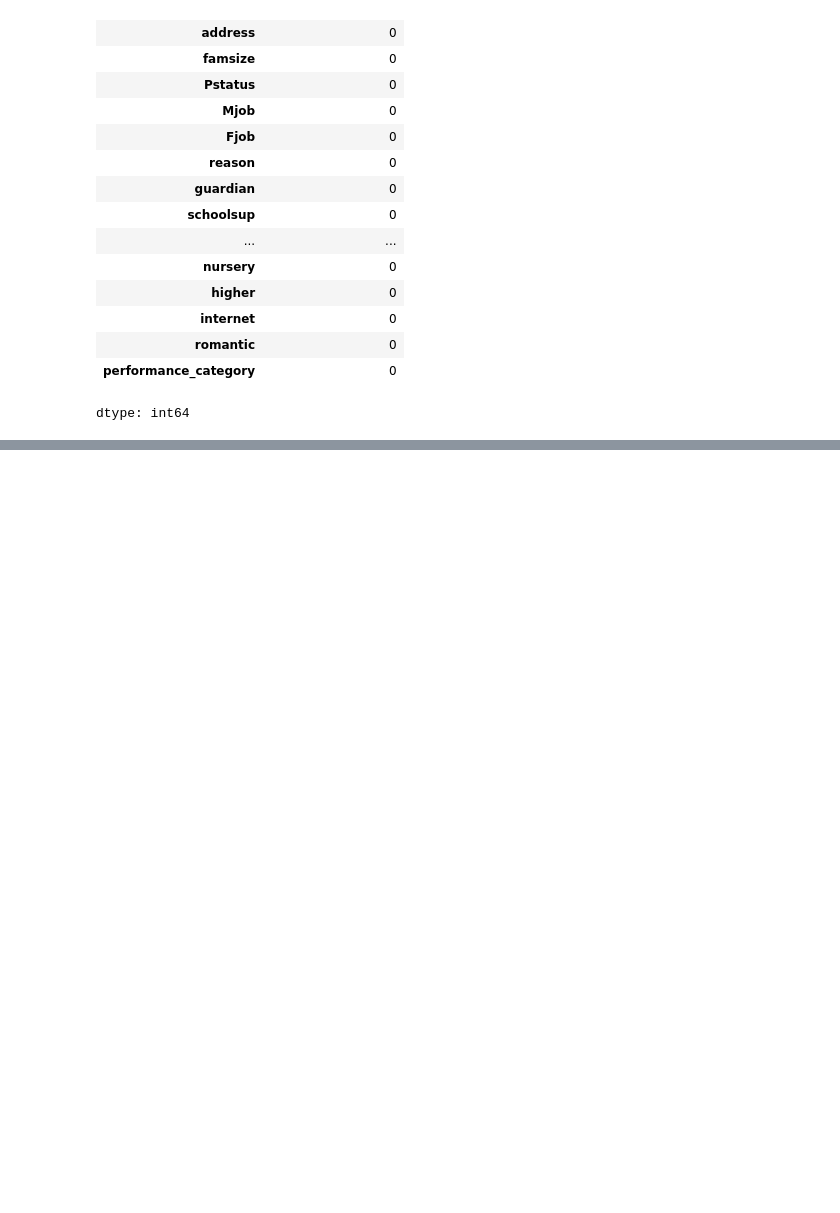
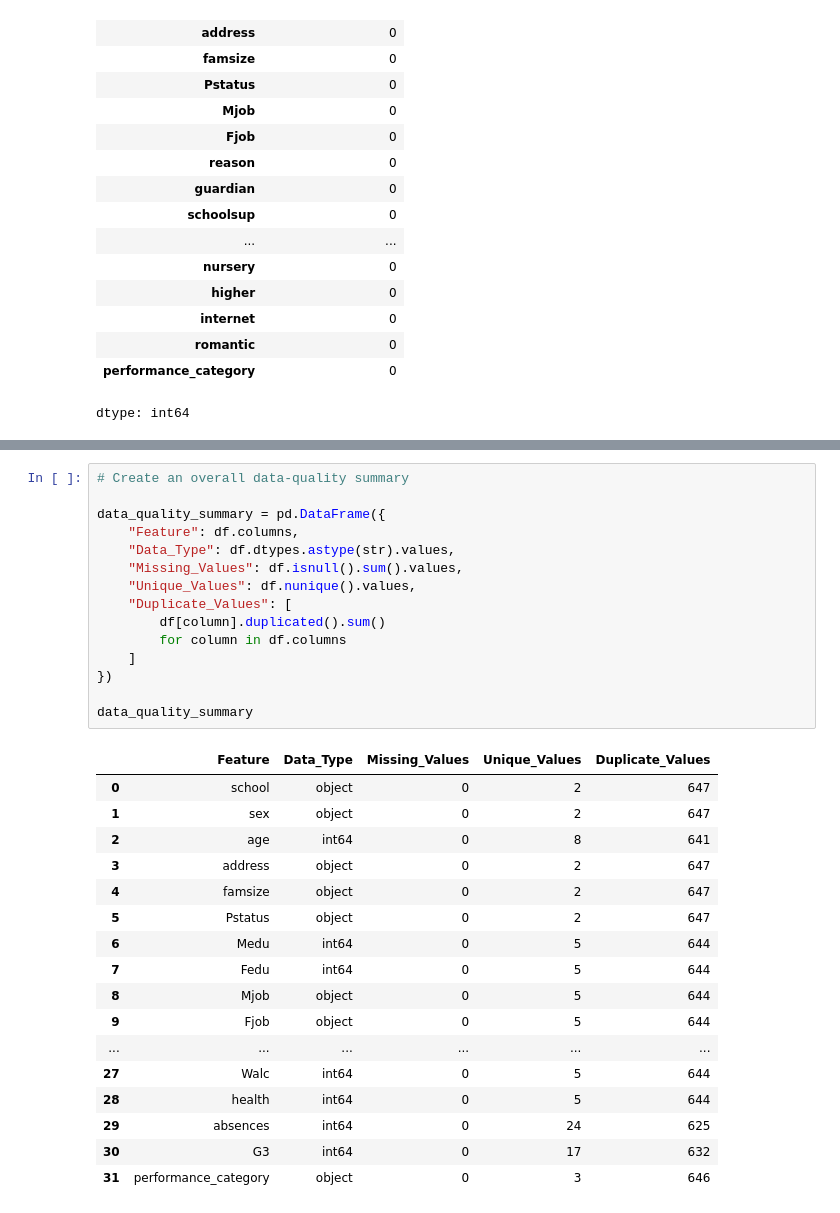
Before and after one commit to lightcode01-oss/IYB_INTERNSHIP, a Jupyter notebook: Day_04_Data_Quality_Analysis.ipynb, the cells around one changed output, grey strips where cells are left out. Cells and saved outputs as stored; diff of their text form; blank space fills up the shorter version.

```diff
--- a/Day_04_Data_Quality_Analysis.ipynb
+++ b/Day_04_Data_Quality_Analysis.ipynb
@@ -407,0 +568,33 @@ dtype: int64
+# %%
+# Create an overall data-quality summary
+
+data_quality_summary = pd.DataFrame({
+    "Feature": df.columns,
+    "Data_Type": df.dtypes.astype(str).values,
+    "Missing_Values": df.isnull().sum().values,
+    "Unique_Values": df.nunique().values,
+    "Duplicate_Values": [
+        df[column].duplicated().sum()
+        for column in df.columns
+    ]
+})
+
+data_quality_summary
+# %% [output]
+|  | Feature | Data_Type | Missing_Values | Unique_Values | Duplicate_Values |
+| 0 | school | object | 0 | 2 | 647 |
+| 1 | sex | object | 0 | 2 | 647 |
+| 2 | age | int64 | 0 | 8 | 641 |
+| 3 | address | object | 0 | 2 | 647 |
+| 4 | famsize | object | 0 | 2 | 647 |
+| 5 | Pstatus | object | 0 | 2 | 647 |
+| 6 | Medu | int64 | 0 | 5 | 644 |
+| 7 | Fedu | int64 | 0 | 5 | 644 |
+| 8 | Mjob | object | 0 | 5 | 644 |
+| 9 | Fjob | object | 0 | 5 | 644 |
+| ... | ... | ... | ... | ... | ... |
+| 27 | Walc | int64 | 0 | 5 | 644 |
+| 28 | health | int64 | 0 | 5 | 644 |
+| 29 | absences | int64 | 0 | 24 | 625 |
+| 30 | G3 | int64 | 0 | 17 | 632 |
+| 31 | performance_category | object | 0 | 3 | 646 |
```
Also changed, not shown: parts of 7 cells of this notebook.
